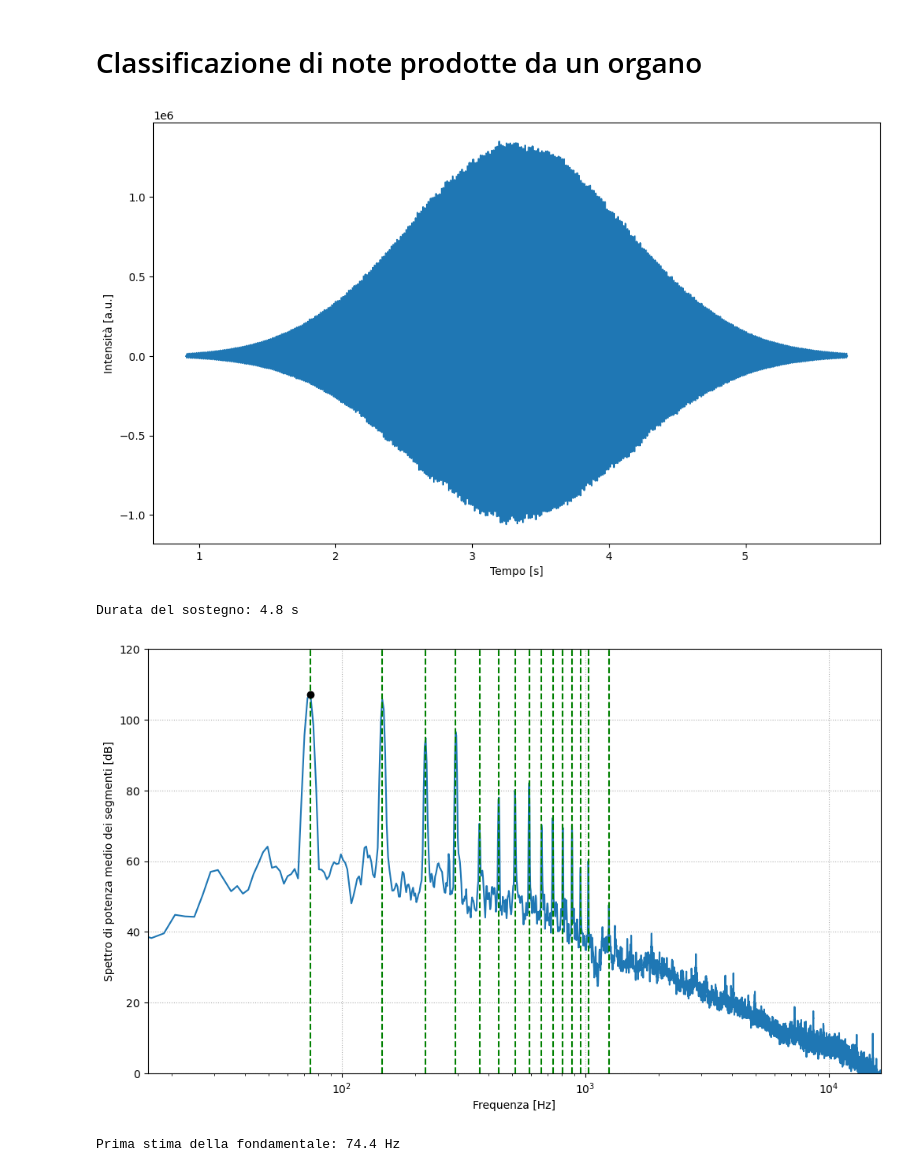
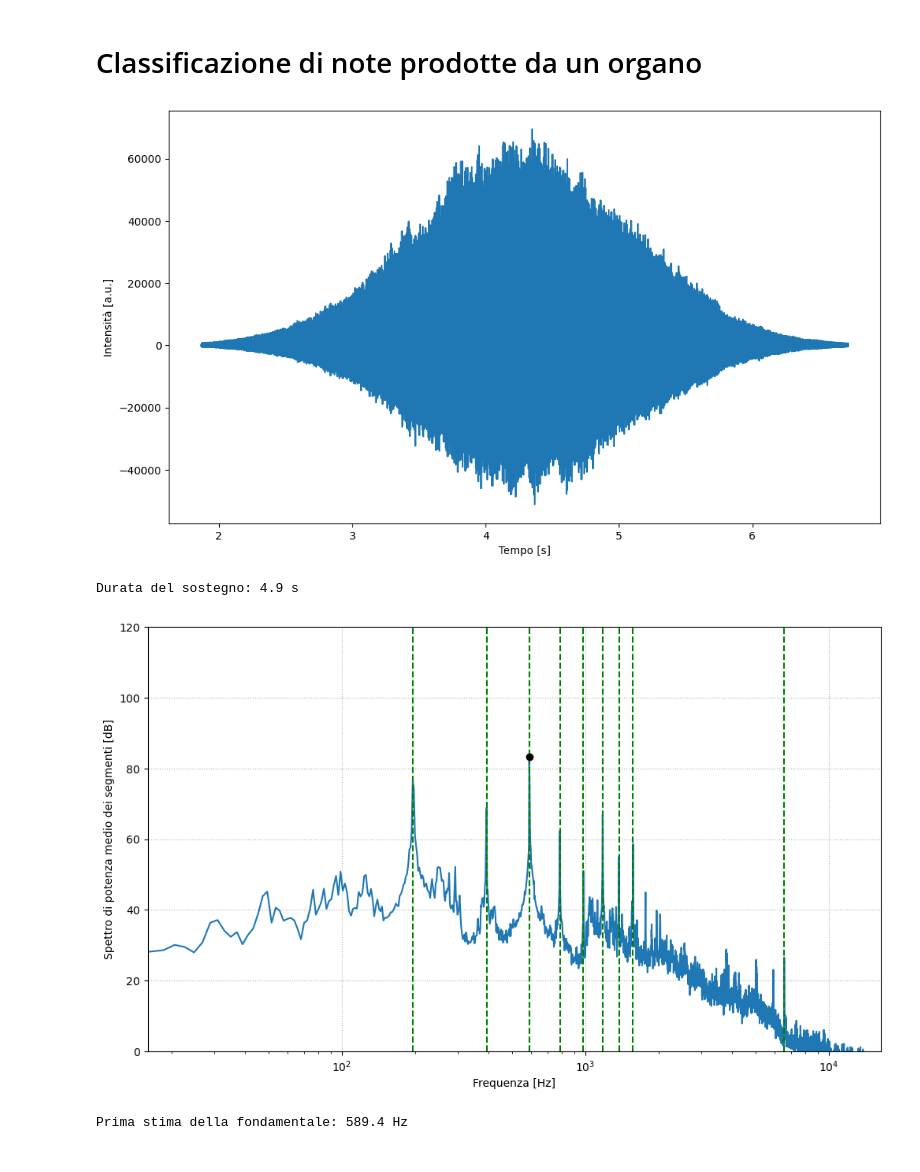
Before and after one commit to maddoc-g/3_organ_clustering, a Jupyter notebook: esperienza_3.ipynb, the cells around one changed output. Drawn from its saved outputs; the diff is of its cells as text; code cells hidden in the pictures.

```diff
--- a/esperienza_3.ipynb
+++ b/esperienza_3.ipynb
@@ -96,14 +96,14 @@ from lib.readwav import *
 # Scegliamo arbitrariamente un file da analizzare e cominciamo.
 
 # Innanzitutto lo leggiamo:
-filename = "./wav_files/note_244.wav"
+filename = "./wav_files/note_37.wav"
 rate, note = readwav(filename)
 note = note[:,0] # D'ora in poi presumiamo questo step, che diventa quindi necessario
 time = np.linspace(0, note.shape[0], note.shape[0], endpoint = False) / rate
 
 # Poi, creiamo la maschera che tagli in maniera netta il primo 15% e l'ultimo 5%:
-first_15 = time[0] + 0.15 * (time[-1] - time[0])
-last_5 = time[0] + 0.95 * (time[-1] - time[0])
+first_15 = time[0] + 0.25 * (time[-1] - time[0])
+last_5 = time[0] + 0.90 * (time[-1] - time[0])
 cut = (time >= first_15) & (time <= last_5)
 # Questa maschera è da sovrascrivere ogni volta che leggiamo un nuovo file, dato che in generale hanno lunghezze diverse.
 # Ecco come si applica:
@@ -138,8 +138,8 @@ plt.ylabel("Intensità [a.u.]")
 plt.show()
 print("\nDurata del sostegno: {:.1f} s\n".format(time[-1]-time[0]))
 # %% [output]
-[figure, old version]
+[figure, new version]
-Durata del sostegno: 4.8 s
+Durata del sostegno: 4.9 s
 # %%
 # Questa cella serve a mostrare gli effetti di una finestra più ampia sullo spettro finale. Per ora lasciamo commentato.
 
@@ -195,7 +195,8 @@ width = (time[-1] - time[0]) / 10 # Definiamo la width della finestra in secondi
 # dato dal denominatore dell'espressione qui sopra.
 
 # Definiamo la finestra con la width scelta:
-gaussian_window = scipy.signal.windows.gaussian(int(width * rate), std = int(width * rate / 6))
+gaussian_window = scipy.signal.windows.gaussian(int(width * rate), std = 10000) #int(width * rate / 6)
+################ Il codice sembra funzionare solo con std fissa piuttosto che dinamica.......
 
 # Ora usiamo welch:
 frequencies, spectrum = welch(note, fs = rate, window = gaussian_window, nperseg = len(gaussian_window))
@@ -207,36 +208,36 @@ frequencies, spectrum = welch(note, fs = rate, window = gaussian_window, nperseg
 # Il metodo restituisce già gli assi x,y della FFT, salvandoci parecchia fatica. Per convenzione ridefiniamo:
 spectrum = 10 * np.log10(spectrum) # ossia ora sarà in decibel
 
 # E grafichiamo il risultato:
 plt.figure(figsize=(12,7))
 plt.plot(frequencies, spectrum)
 plt.xscale("log", base=10)
 #plt.xscale("log", base=2)
 plt.ylim(0, 120) # Nota che ai 0dB si ha già un silenzio molto profondo
 plt.xlim(2**4, 2**14)
 plt.ylabel("Spettro di potenza medio dei segmenti [dB]")
 plt.xlabel("Frequenza [Hz]")
 plt.grid(linestyle = ":")
 # Nota che se l'asse x parte da 10Hz, non stiamo visualizzando i primissimi valori dei due array frequencies e spectrum.
 # In particolare, per xlim inferiore di 2**4, il primo valore graficato è quello di indice 3, non quello di indice 0.
 # In pratica, ci aspettiamo il sistema si comporti male nei primi 3 indici e quindi non ci interessano.
 
 # Per distinguere i picchi, usiamo un altro metodo di Scipy, chiamato find_peaks:
-peaks, _ = find_peaks(spectrum, prominence = 20)
+peaks, _ = find_peaks(spectrum, prominence = 22) # Scegliere una prominence compresa tra 20 e 30!
 # Il metodo distingue i picchi trovando gli indici per cui sia quello prima che quello dopo da valutati sono più bassi.
 # Il parametro prominence serve a filtrare i picchi: vengono selezionati solo i picchi che sono alti almeno quanto la prominence
 # rispetto ai due minimi locali vicini (identificati analogamente ai massimi).
 index_of_max = np.argmax(spectrum[peaks])
 previsional_frequency = frequencies[peaks[index_of_max]]
 for peak in frequencies[peaks]:
     plt.axvline(peak, color="g", linestyle="--")
 plt.plot(previsional_frequency, spectrum[peaks[index_of_max]], marker = "o", linestyle = "None", color = "k")
 plt.show()
 print("\nPrima stima della fondamentale: {:.1f} Hz\n".format(previsional_frequency))
 # Come prima stima, assumiamo che il picco più alto, tipicamente il primo, coincida con la armonica fondamentale.
 # %% [output]
-[figure, old version]
+[figure, new version]
-Prima stima della fondamentale: 74.4 Hz
+Prima stima della fondamentale: 589.4 Hz
 # %%
 # Scriviamo una funzione che, data la lista di picchi trovata, sia in grado di stimare la fondamentale come il miglior MCD:
 def f0_MCD(frequencies_of_peaks, highest_candidate):
```
Also changed, not shown: parts of 2 cells of this notebook, 1 other file.
